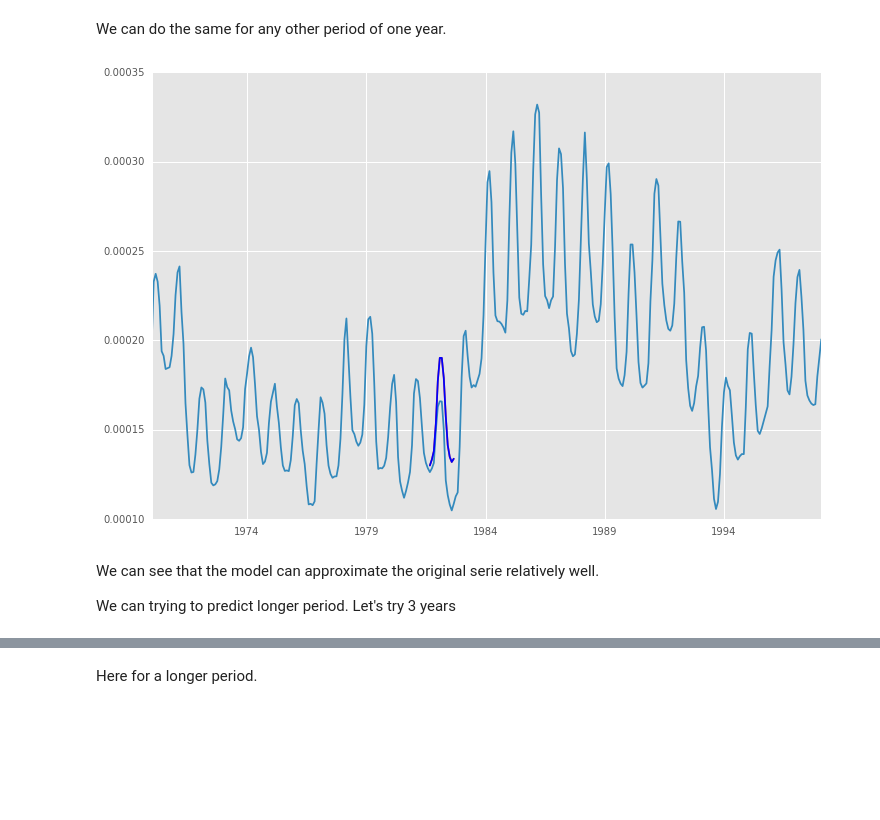
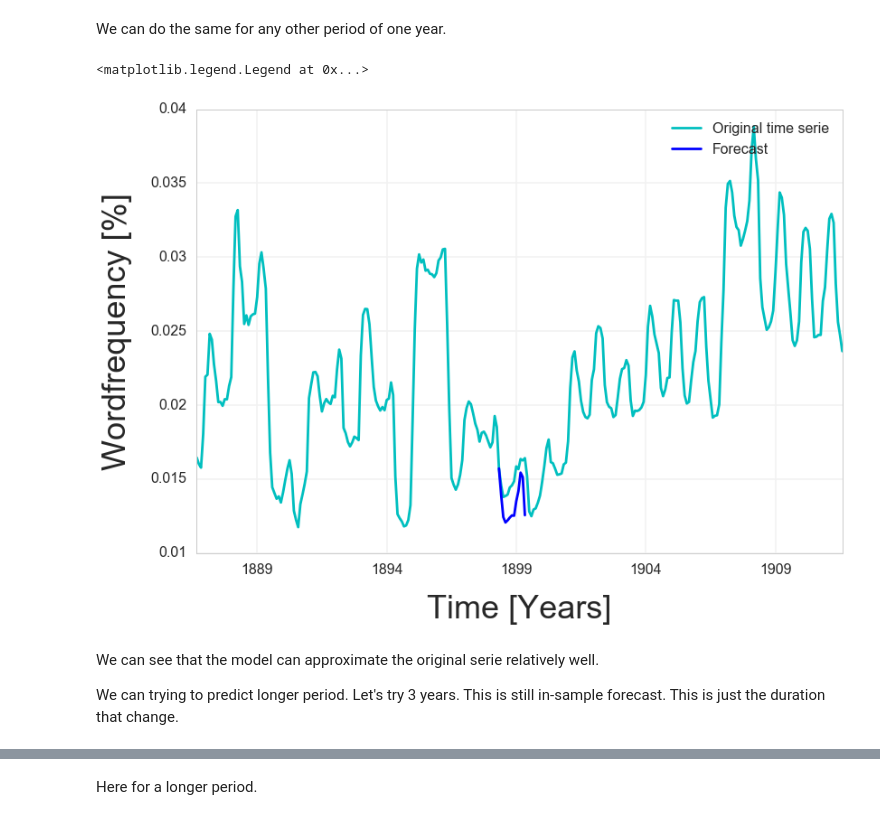
Before and after one commit to ThomVett/Project_ADA, a Jupyter notebook: sarimax_model_for_seasonal_words.ipynb, the cells around one changed output, grey strips where cells are left out. Cells and saved outputs as stored; diff of their text form; code cells hidden in the pictures; blank space fills up the shorter version.

Commit message:
polished sarimax seasonal

```diff
--- a/sarimax_model_for_seasonal_words.ipynb
+++ b/sarimax_model_for_seasonal_words.ipynb
@@ -35,3 +37,20 @@ plt.style.use('ggplot')
+# %%
+# For plotting nicely
+
+from matplotlib.ticker import FormatStrFormatter
+from matplotlib.ticker import FuncFormatter
+
+def millions(x, pos):
+    'The two args are the value and tick position'
+    return  (x*100)
+csfont = {'fontname':'Arial'}
+hfont = {'fontname':'Arial'}
+formatter = FuncFormatter(millions)
+sns.set_style("whitegrid",{'grid.color': '0.95','grid.linewidth': 0.01})
+sns.set_context("poster")
+ax.yaxis.set_major_formatter(formatter)
+#plt.rc('axes',edgecolor='white')
+#plt.tick_params(axis='both', which='major', labelsize=28)
 # %% [markdown]
 Downloading the data from the previous cleaning part
 # %%
@@ -131,3 +152,8 @@ plt.plot(rolmean_noele)
+# %%
+# We cut the time serie 36 months
+
+rolmean_neiger_train = rolmean_neiger[:2300].copy()
+rolmean_noele_train = rolmean_noele[:2300].copy()
 # %% [markdown]
 As before we make the two serie stationary by the use of differentiation
 # %%
@@ -235,7 +261,7 @@ fig = sm.graphics.tsa.plot_pacf(seasonal_difference_neiger.iloc[13:], lags=40, a
 # %% [markdown]
 Now we can build the model. We use a SARIMAX model that will accounnt for seasonality.
 # %%
-model_neiger = sm.tsa.statespace.SARIMAX(rolmean_neiger, trend='n', order=(0,1,1), seasonal_order=(0,1,1,12))
+model_neiger = sm.tsa.statespace.SARIMAX(rolmean_neiger_train, trend='n', order=(0,1,1), seasonal_order=(0,1,1,12))
 results_neiger = model_neiger.fit()
 print(results_neiger.summary())
 # %% [output]
@@ -277,16 +314,24 @@ ax = prediction_neiger.plot(ax=ax, style='b', label='Dynamic Prediction');
 # %% [markdown]
 We can do the same for any other period of one year.
 # %%
-prediction_neiger = results_neiger.predict(start = 2140, end= 2152, dynamic= True)
-prediction_neiger.plot(figsize=(12, 8))
-ax = rolmean_neiger[2000:].plot()
+prediction_neiger = results_neiger.predict(start = 1140, end= 1152, dynamic= True)
+
+ax = rolmean_neiger[1000:1300].plot(style='c')
 ax = prediction_neiger.plot(ax=ax, style='b', label='Dynamic Prediction');
+
+ax.set_xlabel('Time [Years]',fontsize=36,labelpad=20,**hfont)
+ax.set_ylabel('Wordfrequency [%]',fontsize=36,labelpad=20,**hfont)
+
+ax.yaxis.set_major_formatter(formatter)
+
+ax.legend(["Original time serie","Forecast"])
 # %% [output]
+<matplotlib.legend.Legend at 0x...>
-[figure, old version]
+[figure, new version]
 # %% [markdown]
 We can see that the model can approximate the original serie relatively well.
 
 
-We can trying to predict longer period. Let's try 3 years
+We can trying to predict longer period. Let's try 3 years. This is still in-sample forecast. This is just the duration that change.
 # %%
 prediction_neiger_3 = results_neiger.predict(start = 2200, end= 2236, dynamic= True)
```
Also changed, not shown: parts of 55 cells of this notebook.
